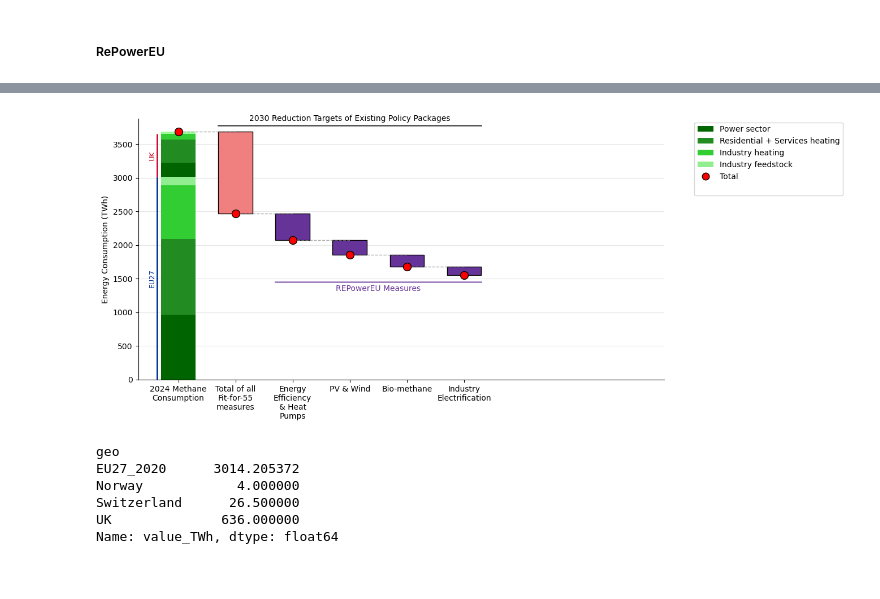
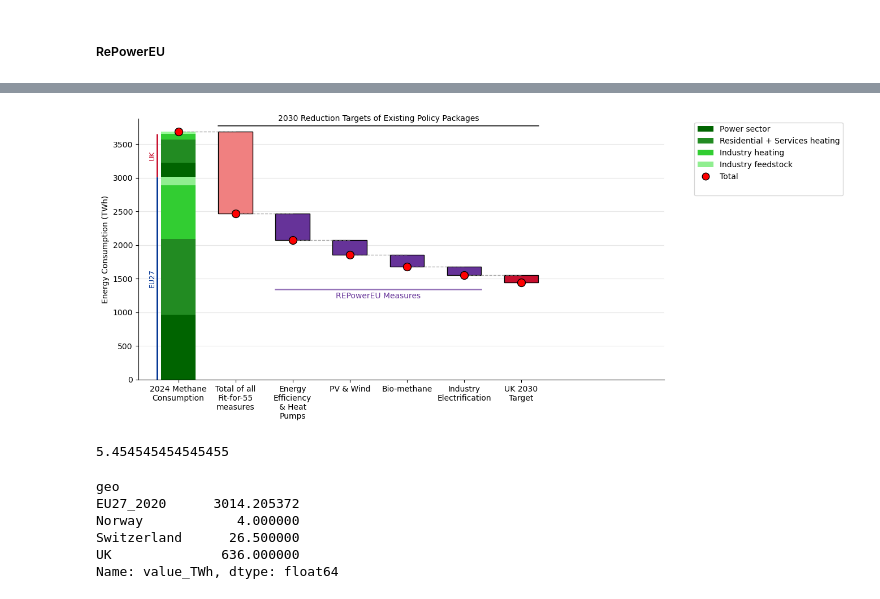
Before and after one commit to LukasFrankenQ/resilient-pypsa-eur, a Jupyter notebook: notebooks/get_repowereu_overview.ipynb, the cells around one changed output, grey strips where cells are left out. Cells and saved outputs as stored; diff of their text form; code cells hidden in the pictures.

Commit message:
towards comparative plotting to phaseout policy targets

```diff
--- a/notebooks/get_repowereu_overview.ipynb
+++ b/notebooks/get_repowereu_overview.ipynb
@@ -396,6 +396,15 @@ rows = [
         ),
         "eligibility_eu_programmes": "HE, ETS Funds, InvestEU, ERDF, CF, RRF",
     },
+    {
+        "timing": "Mid-term (until 2027)",
+        "measure": "UK reduction across sectors",
+        "bcm_2030": 110.0 / BCM_TO_TWH,
+        "bcm_in_brackets": False,
+        "investments_bn_eur_2022_2030": np.nan,
+        "justification": "UK will reduce by 2030 by 110TWh according to FES 25 Holistic Transition across sectors",
+        "eligibility_eu_programmes": "",
+    },
     # Long-term needs (by 2027 & beyond)
     {
         "timing": "Long-term needs (by 2027 & beyond)",
@@ -540,6 +548,7 @@ measures_and_labels = [
     ('PV and wind', 'PV & Wind'),
     ('Sustainable bio-methane', 'Bio-methane'),
     ('Reduced use in industry', 'Industry\nElectrification'),
+    ('UK reduction across sectors', 'UK 2030\nTarget')
     # ('Renewable hydrogen (domestic and import)', 'Electrolytic\nHydrogen&\nImports'),
 ]
 
@@ -554,6 +563,8 @@ for x_pos, (measure_name, nice_label) in enumerate(measures_and_labels):
 
     if x_pos == 1:
         color = 'lightcoral'
+    elif x_pos == len(measures_and_labels):
+        color = country_colors['UK']
     else:
         color = 'rebeccapurple'
 
@@ -609,7 +620,7 @@ ax.text(
 )
 
 ax.plot(
-    [2 - width / 2, len(measures_and_labels) + width / 2],
+    [2 - width / 2, len(measures_and_labels) - 1 + width / 2],
     [end_y - 100, end_y - 100],
     color='rebeccapurple',
     linestyle='-',
@@ -617,7 +628,7 @@ ax.plot(
     alpha=0.7
     )
 ax.text(
-    1.5 + (len(measures_and_labels) - 1) / 2,
+    1.5 + (len(measures_and_labels) - 2) / 2,
     end_y - 200,
     'REPowerEU Measures',
     fontsize=10,
@@ -627,36 +638,38 @@ ax.text(
 )
 ax.set_ylabel("Energy Consumption (TWh)")
 ax.set_xticks(list(range(len(x_ticklabels))))
 ax.set_xticklabels(x_ticklabels)
 
 # Create legend handles for sectors only
 sector_handles = [plt.Rectangle((0,0),1,1, facecolor=color) for color in sector_colors.values()][:-1]
 sector_labels = list(sector_colors.keys())[:-1]
 
 # Add total point to legend
 total_handle = plt.Line2D([0], [0], marker='o', color='w', markerfacecolor='red', markersize=9, markeredgecolor='black', label='Total')
 
 # Use sector handles and total handle
 all_handles = sector_handles + [total_handle] + [plt.Rectangle((0,0),1,1, facecolor='none', edgecolor='none')]
 all_labels = sector_labels + ['Total'] + ['']
 
 ax.legend(all_handles, all_labels, bbox_to_anchor=(1.05, 1), loc="upper left")
 ax.grid(axis='y', alpha=0.3)
 ax.set_axisbelow(True)
 
 ax.spines['top'].set_visible(False)
 ax.spines['right'].set_visible(False)
 
 ax.set_xlim(-0.7, 8.5)
 ax.set_ylim(0, total_value + 200)
 
 plt.show()
 
-
-
 ##### look page 56 of https://www.neso.energy/document/364541/download regarding UK
 # %% [output]
-[figure, old version]
+[figure, new version]
+# %%
+-5 / (1/12 - 1)
+# %% [output]
+5.454545454545455
 # %%
 by_country
 # %% [output]
```
Also changed, not shown: parts of 1 cell of this notebook, 1 other file.
